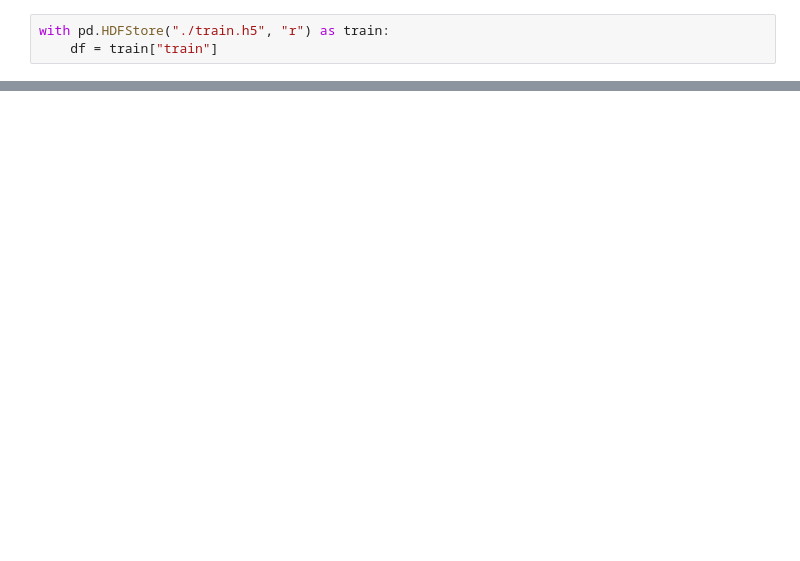
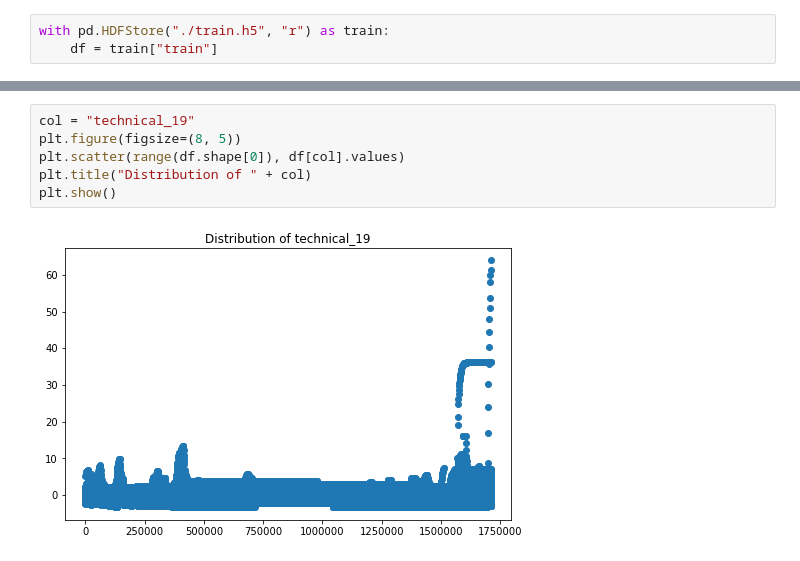
Before and after one commit to yukinagae/two_sigma_financial_modeling_challenge, a Jupyter notebook: eda.ipynb, the cells around one changed output, grey strips where cells are left out. Cells and saved outputs as stored; diff of their text form; blank space fills up the shorter version.

```diff
--- a/eda.ipynb
+++ b/eda.ipynb
@@ -21,0 +93,8 @@ df.describe()
+# %%
+col = "technical_19"
+plt.figure(figsize=(8, 5))
+plt.scatter(range(df.shape[0]), df[col].values)
+plt.title("Distribution of " + col)
+plt.show()
+# %% [output]
+[figure, added]
```
Also changed, not shown: parts of 21 cells of this notebook.
